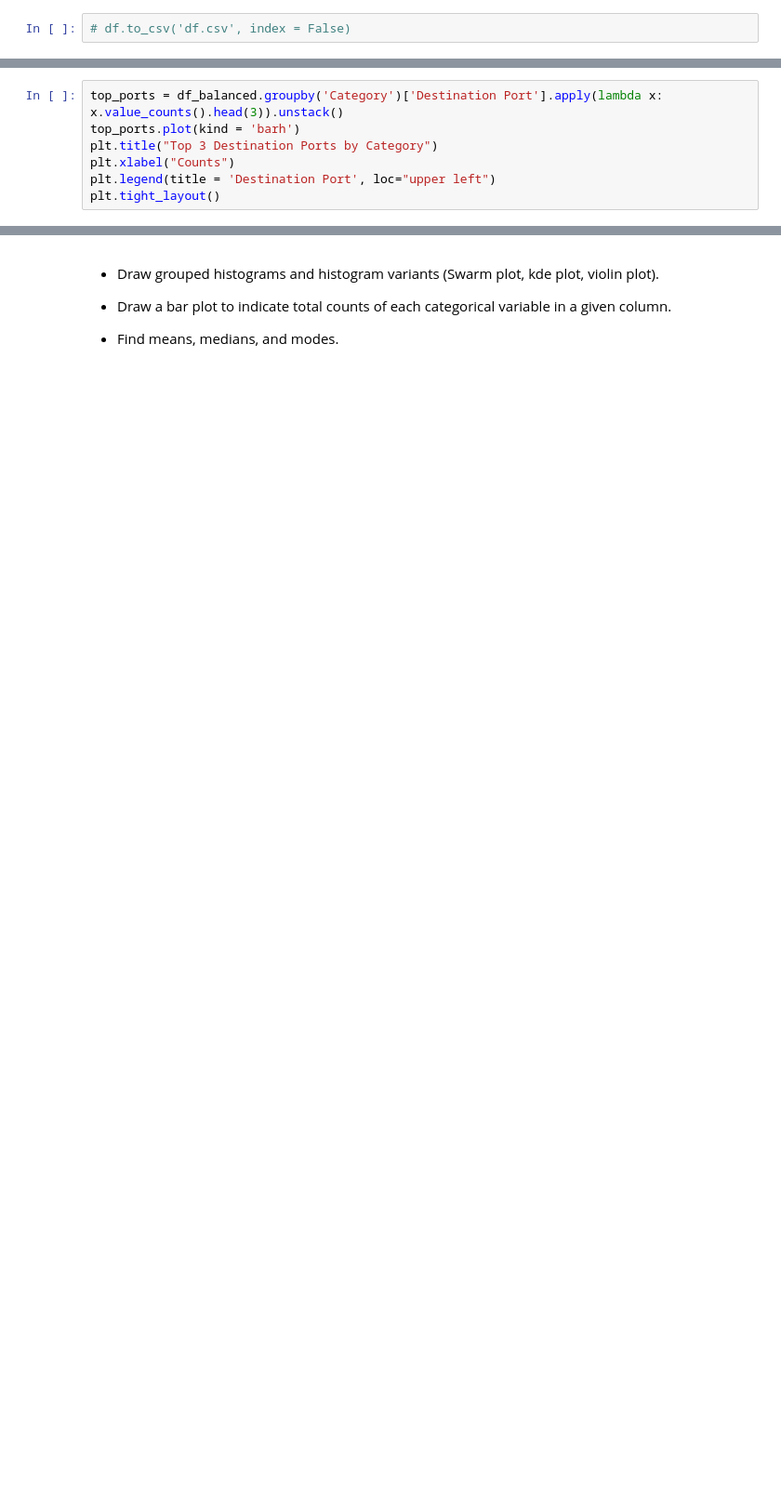
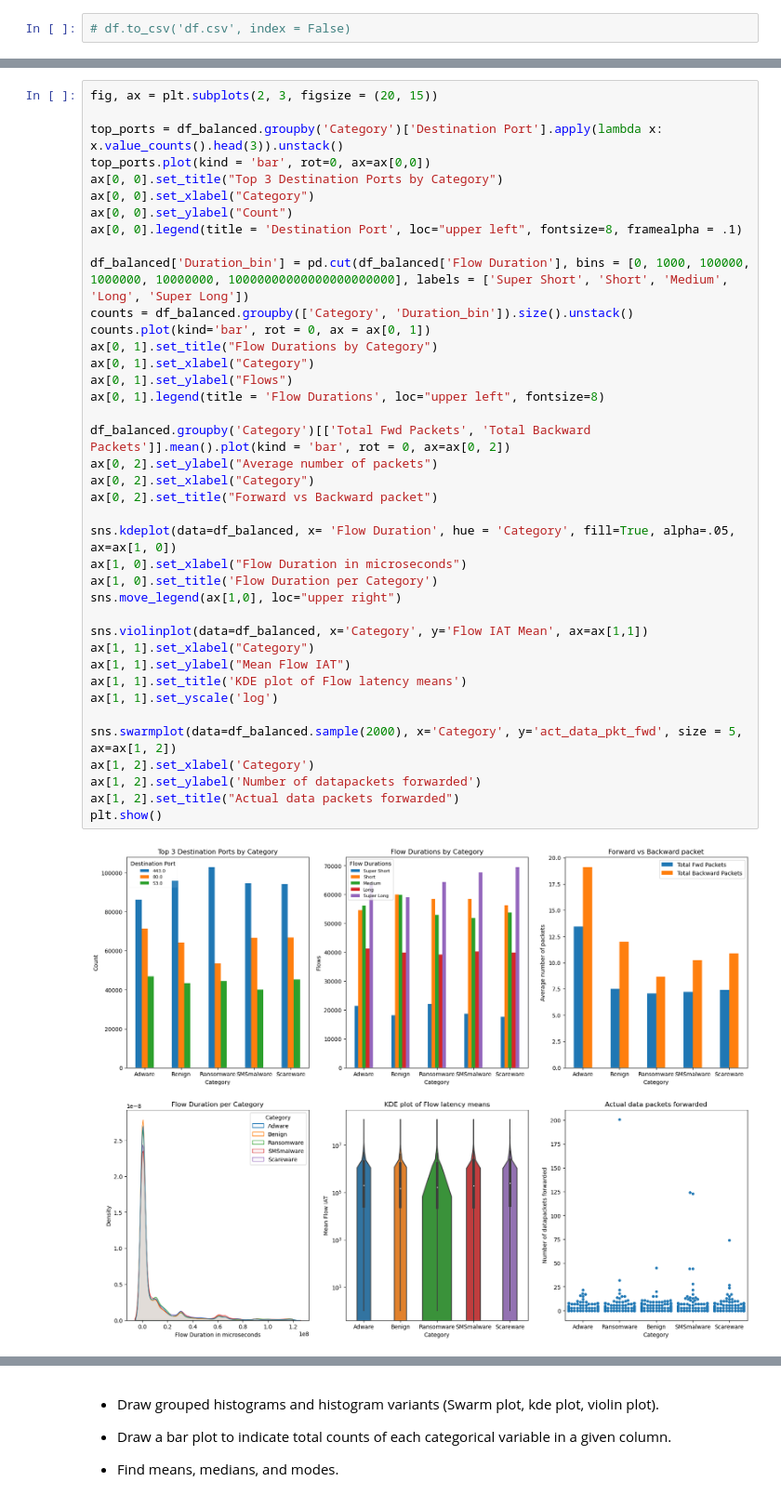
Before and after one commit to 4nuG/ai_for_leaders, a Jupyter notebook: OMDS-ModB2-Week4-Gurung-Anushreeya.ipynb, the cells around one changed output, grey strips where cells are left out. Shown at 93% size. Drawn from its saved outputs; the diff is of its cells as text; blank space fills up the shorter version.

```diff
--- a/OMDS-ModB2-Week4-Gurung-Anushreeya.ipynb
+++ b/OMDS-ModB2-Week4-Gurung-Anushreeya.ipynb
@@ -177,7 +206,41 @@ print(df_balanced['Category'].value_counts())
 # %%
+fig, ax = plt.subplots(2, 3, figsize = (20, 15))
+
 top_ports = df_balanced.groupby('Category')['Destination Port'].apply(lambda x: x.value_counts().head(3)).unstack()
-top_ports.plot(kind = 'barh')
-plt.title("Top 3 Destination Ports by Category")
-plt.xlabel("Counts")
-plt.legend(title = 'Destination Port', loc="upper left")
-plt.tight_layout()
+top_ports.plot(kind = 'bar', rot=0, ax=ax[0,0])
+ax[0, 0].set_title("Top 3 Destination Ports by Category")
+ax[0, 0].set_xlabel("Category")
+ax[0, 0].set_ylabel("Count")
+ax[0, 0].legend(title = 'Destination Port', loc="upper left", fontsize=8, framealpha = .1)
+
+df_balanced['Duration_bin'] = pd.cut(df_balanced['Flow Duration'], bins = [0, 1000, 100000, 1000000, 10000000, 10000000000000000000000], labels = ['Super Short', 'Short', 'Medium', 'Long', 'Super Long'])
+counts = df_balanced.groupby(['Category', 'Duration_bin']).size().unstack()
+counts.plot(kind='bar', rot = 0, ax = ax[0, 1])
+ax[0, 1].set_title("Flow Durations by Category")
+ax[0, 1].set_xlabel("Category")
+ax[0, 1].set_ylabel("Flows")
+ax[0, 1].legend(title = 'Flow Durations', loc="upper left", fontsize=8)
+
+df_balanced.groupby('Category')[['Total Fwd Packets', 'Total Backward Packets']].mean().plot(kind = 'bar', rot = 0, ax=ax[0, 2])
+ax[0, 2].set_ylabel("Average number of packets")
+ax[0, 2].set_xlabel("Category")
+ax[0, 2].set_title("Forward vs Backward packet")
+
+sns.kdeplot(data=df_balanced, x= 'Flow Duration', hue = 'Category', fill=True, alpha=.05, ax=ax[1, 0])
+ax[1, 0].set_xlabel("Flow Duration in microseconds")
+ax[1, 0].set_title('Flow Duration per Category')
+sns.move_legend(ax[1,0], loc="upper right")
+
+sns.violinplot(data=df_balanced, x='Category', y='Flow IAT Mean', ax=ax[1,1])
+ax[1, 1].set_xlabel("Category")
+ax[1, 1].set_ylabel("Mean Flow IAT")
+ax[1, 1].set_title('KDE plot of Flow latency means')
+ax[1, 1].set_yscale('log')
+
+sns.swarmplot(data=df_balanced.sample(2000), x='Category', y='act_data_pkt_fwd', size = 5, ax=ax[1, 2])
+ax[1, 2].set_xlabel('Category')
+ax[1, 2].set_ylabel('Number of datapackets forwarded')
+ax[1, 2].set_title("Actual data packets forwarded")
+plt.show()
+# %% [output]
+[figure, added]
```
Also changed, not shown: parts of 9 cells of this notebook.
